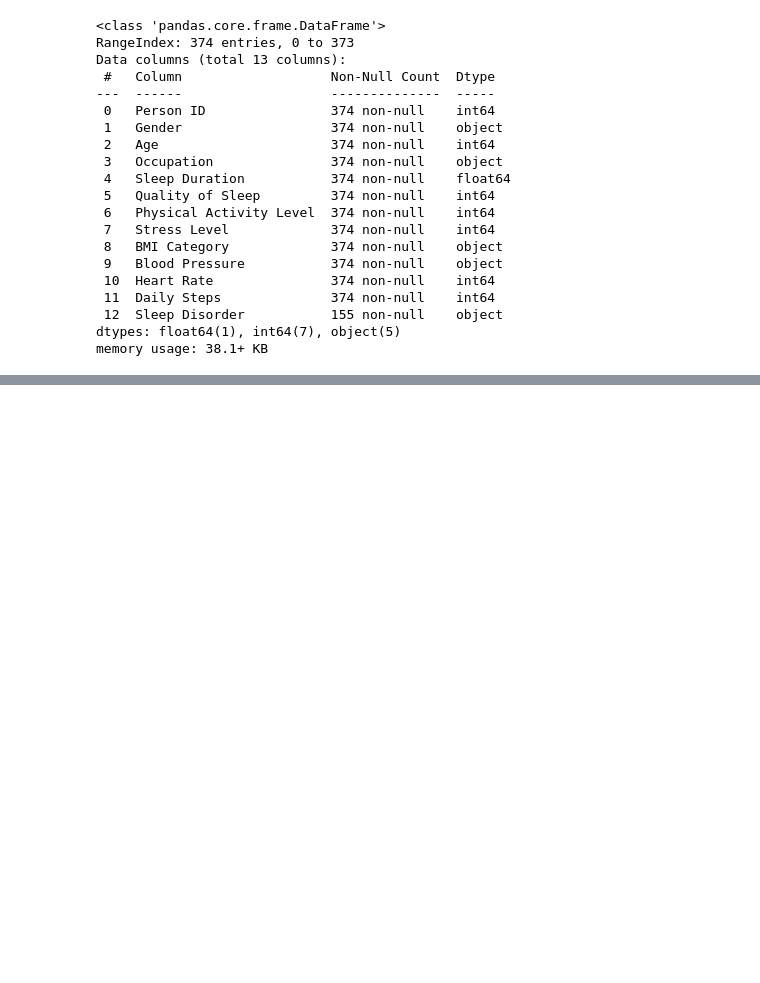
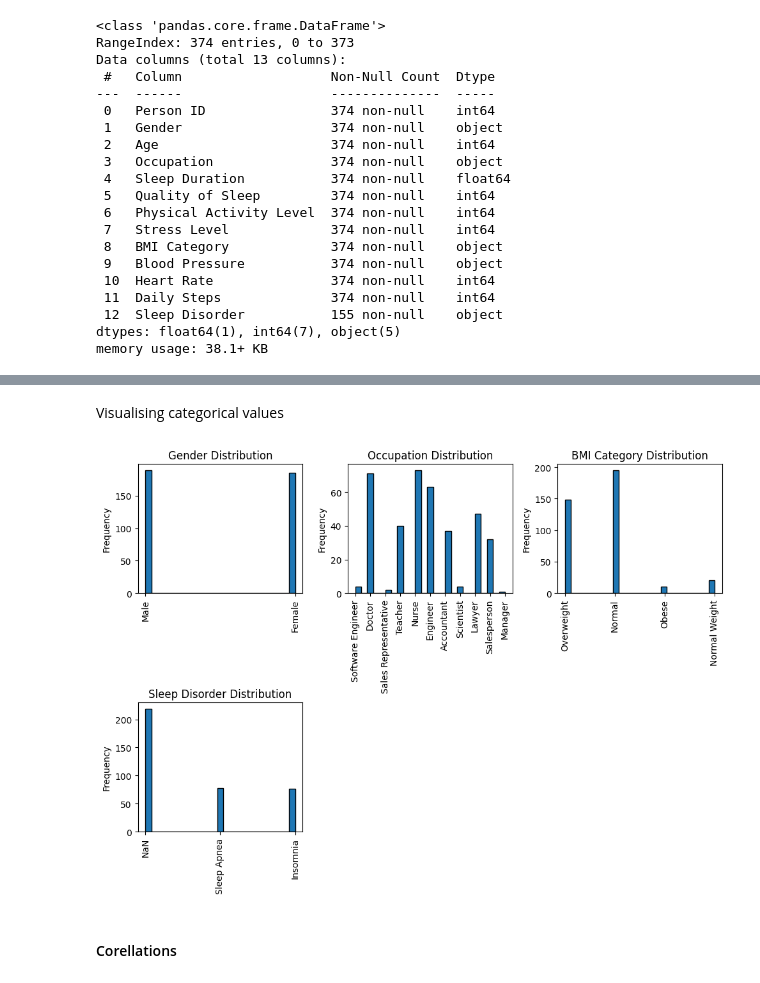
Before and after one commit to MajidrNEO1879/machine-learning-projects, a Jupyter notebook: sleep_health_lifestyle/sleep_health_cycle.ipynb, the cells around one changed output, grey strips where cells are left out. Saved outputs shown, nothing was run; the diff lists cells and outputs as text; code cells hidden in the pictures; blank space fills up the shorter version.

```diff
--- a/sleep_health_lifestyle/sleep_health_cycle.ipynb
+++ b/sleep_health_lifestyle/sleep_health_cycle.ipynb
@@ -91,0 +208,20 @@ memory usage: 38.1+ KB
+# %% [markdown]
+Visualising categorical values
+# %%
+categorical_df = df.select_dtypes(include='object')
+#best format
+fig, ax = plt.subplots(3, 3, figsize=(10,10))
+ax = ax.flatten()
+for i, feature in enumerate(categorical_df.columns):
+    ax[i].hist(categorical_df[feature], bins=25, edgecolor='black')
+    ax[i].set_ylabel('Frequency')
+    ax[i].tick_params(axis='x', rotation=90)
+    ax[i].set_title(f'{feature} Distribution')
+for i in range(len(categorical_df.columns), len(ax)):
+    ax[i].set_visible(False)
+plt.tight_layout()
+plt.show()
+# %% [output]
+[figure, added]
+# %% [markdown]
+#### Corellations
```
Also changed, not shown: parts of 47 cells of this notebook, 3 other files.
